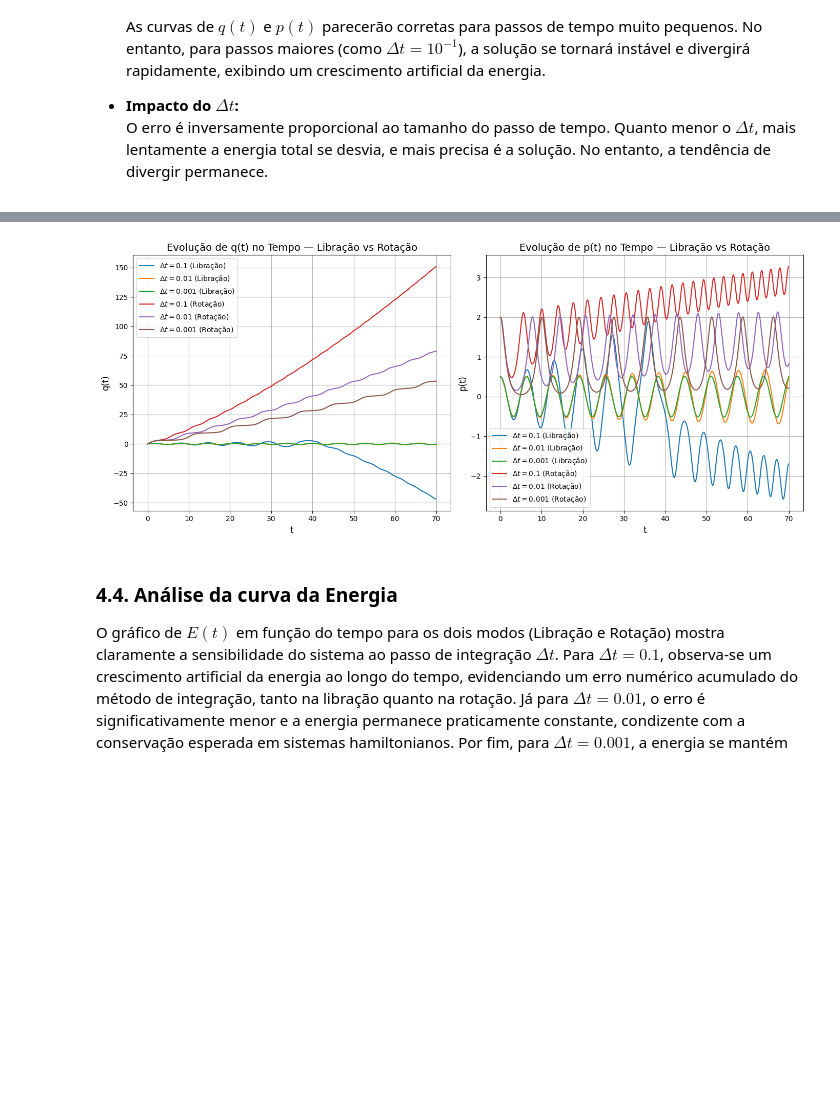
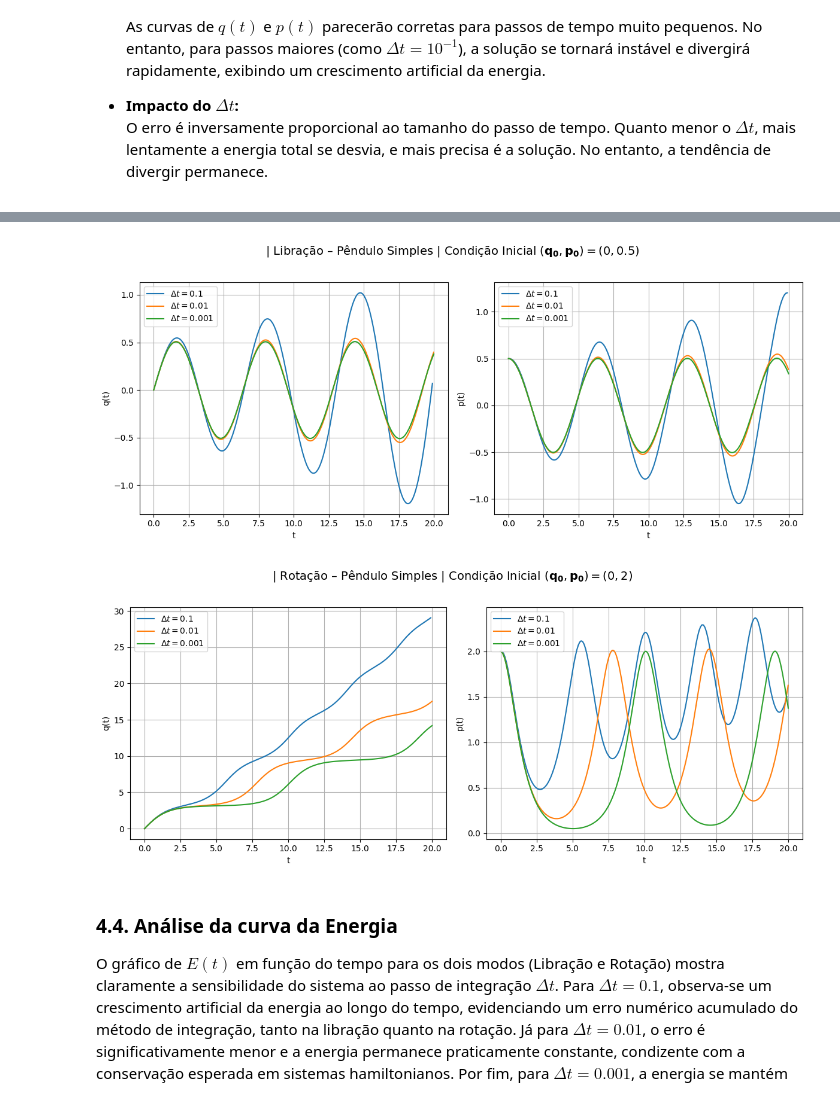
Before and after one commit to Academic-Codex/PGF5005-Mecanica-Classica, a Jupyter notebook: Estudo Dirigido 01/4.Pendulo-Simples.ipynb, the cells around one changed output, grey strips where cells are left out. Saved outputs shown, nothing was run; the diff lists cells and outputs as text; code cells hidden in the pictures; blank space fills up the shorter version.

```diff
--- a/Estudo Dirigido 01/4.Pendulo-Simples.ipynb
+++ b/Estudo Dirigido 01/4.Pendulo-Simples.ipynb
@@ -37,7 +73,7 @@ $$
 import numpy as np
 import matplotlib.pyplot as plt
 
-def integrate_pendulum(initial_state, dt, num_steps, method='euler'):
+def integrate_pendulum(initial_state, dt, num_steps, method='conventional'):
     q, p = initial_state
 
     q_list, p_list, E_list, t_list = [], [], [], []
@@ -51,15 +87,11 @@ def integrate_pendulum(initial_state, dt, num_steps, method='euler'):
         E_list.append(E)
         t_list.append(n * dt)
 
-        if method == 'euler':
+        if method == 'conventional':
             # Método de Euler convencional
-            q_new = q + dt * p
-            p_new = p - dt * np.sin(q)
-            q, p = q_new, p_new
+            q, p = euler_conventional(q, p, dt)
         else: # Euler Simplético
-            q_new = q + dt * p
-            p_new = p - dt * np.sin(q_new)
-            q, p = q_new, p_new
+            q, p = euler_symplectic(q, p, dt)
 
     return np.array(q_list), np.array(p_list), np.array(E_list), np.array(t_list)
 # %% [markdown]
@@ -84,54 +116,63 @@ o tempo. Esse desvio da conservação da energia é um erro numérico cumulativo
   e mais precisa é a solução. No entanto, a tendência de divergir permanece.
 # %%
 # ================================
-# Função 1: q(t) e p(t) (Exercício 4.3)
+# Plot: uma figura por modo e por condição inicial
 # ================================
-def plot_qp(integrate_pendulum, num_steps, time_steps, initial_states):
-    fig_qp, axs_qp = plt.subplots(1, 2, figsize=(14, 6))
+def plot_qp_separado(integrate_pendulum, time_steps, initial_states):
+    """
+    initial_states: dict
+        chave: nome do modo ("Libração", "Rotação", ...)
+        valor: (q0, p0)  OU  lista [(q0, p0), (q0b, p0b), ...]
+    """
 
-    for mode, initial_state in initial_states.items():
-        print(f"Analisando modo de {mode}...")
-        for dt in time_steps:
-            num_steps = steps_for(dt)
-            q, p, E, t = integrate_pendulum(initial_state, dt, num_steps)
+    def as_list(v):
+        # Se já for lista de tuplas, retorna; senão, embrulha em lista
+        if isinstance(v, (list, tuple)) and len(v) > 0 and isinstance(v[0], (list, tuple)):
+            return list(v)
+        return [v]
 
-            # Plotando q(t) e p(t)
-            axs_qp[0].plot(t, q, label=f'$\\Delta t={dt}$ ({mode})')
-            axs_qp[1].plot(t, p, label=f'$\\Delta t={dt}$ ({mode})')
+    for mode, states in initial_states.items():
+        for idx, (q0, p0) in enumerate(as_list(states), start=1):
+            fig, axs = plt.subplots(1, 2, figsize=(12, 5))
 
-    # Formatação
-    axs_qp[0].set_xlabel('t', fontsize=12)
-    axs_qp[0].set_ylabel('q(t)', fontsize=12)
-    axs_qp[0].set_title('Evolução de q(t) no Tempo — Libração vs Rotação', fontsize=14)
-    axs_qp[0].grid(True)
-    axs_qp[0].legend()
+            for dt in time_steps:
+                nsteps = steps_for(dt)
+                q, p, E, t = integrate_pendulum((q0, p0), dt, nsteps)
 
-    axs_qp[1].set_xlabel('t', fontsize=12)
-    axs_qp[1].set_ylabel('p(t)', fontsize=12)
-    axs_qp[1].set_title('Evolução de p(t) no Tempo — Libração vs Rotação', fontsize=14)
-    axs_qp[1].grid(True)
-    axs_qp[1].legend()
+                # q(t)
+                axs[0].plot(t, q, label=fr'$\Delta t={dt:g}$')
+                # p(t)
+                axs[1].plot(t, p, label=fr'$\Delta t={dt:g}$')
 
-    plt.tight_layout()
-    plt.show()
+            # formatação
+            fig.suptitle(r'| ' + f'{mode}' + r' – Pêndulo Simples | Condição Inicial ' +
+             r'$(\mathbf{q_0}, \mathbf{p_0}) = (' + f'{q0:.3g}' + r', ' + f'{p0:.3g}' + r')$',
+             fontsize=14, y=1.02)
 
+            axs[0].set_xlabel('t'); axs[0].set_ylabel('q(t)'); axs[0].grid(True); axs[0].legend()
+            axs[1].set_xlabel('t'); axs[1].set_ylabel('p(t)'); axs[1].grid(True); axs[1].legend()
+
+            plt.tight_layout()
+            plt.show()
 
 
 # ================================
 # Execução das análises
 # ================================
-num_steps_base = 700          # o que você já usava
+num_steps_base = 200
 dt_base        = 0.1
-T_target       = num_steps_base * dt_base
+T_target       = num_steps_base * dt_base  # mantém mesmo horizonte de tempo
 
 def steps_for(dt, T=T_target):
     return int(round(T / dt))
 
 time_steps = [0.1, 0.01, 0.001]
+
+# Pode ser um par (q0,p0) por modo...
 initial_states = {
     'Libração': (0.0, 0.5),
-    'Rotação': (0.0, 2.0)
+    'Rotação' : (0.0, 2.0),
 }
 
-plot_qp(integrate_pendulum, num_steps, time_steps, initial_states)
+plot_qp_separado(integrate_pendulum, time_steps, initial_states)
 # %% [output]
@@ -140,4 +179,5 @@ Analisando modo de Rotação...
-[figure, old version]
+[figure, new version]
+[figure, added]
 # %% [markdown]
 ### 4.4. Análise da curva da Energia
 
```
Also changed, not shown: parts of 4 cells of this notebook, 4 other files.
